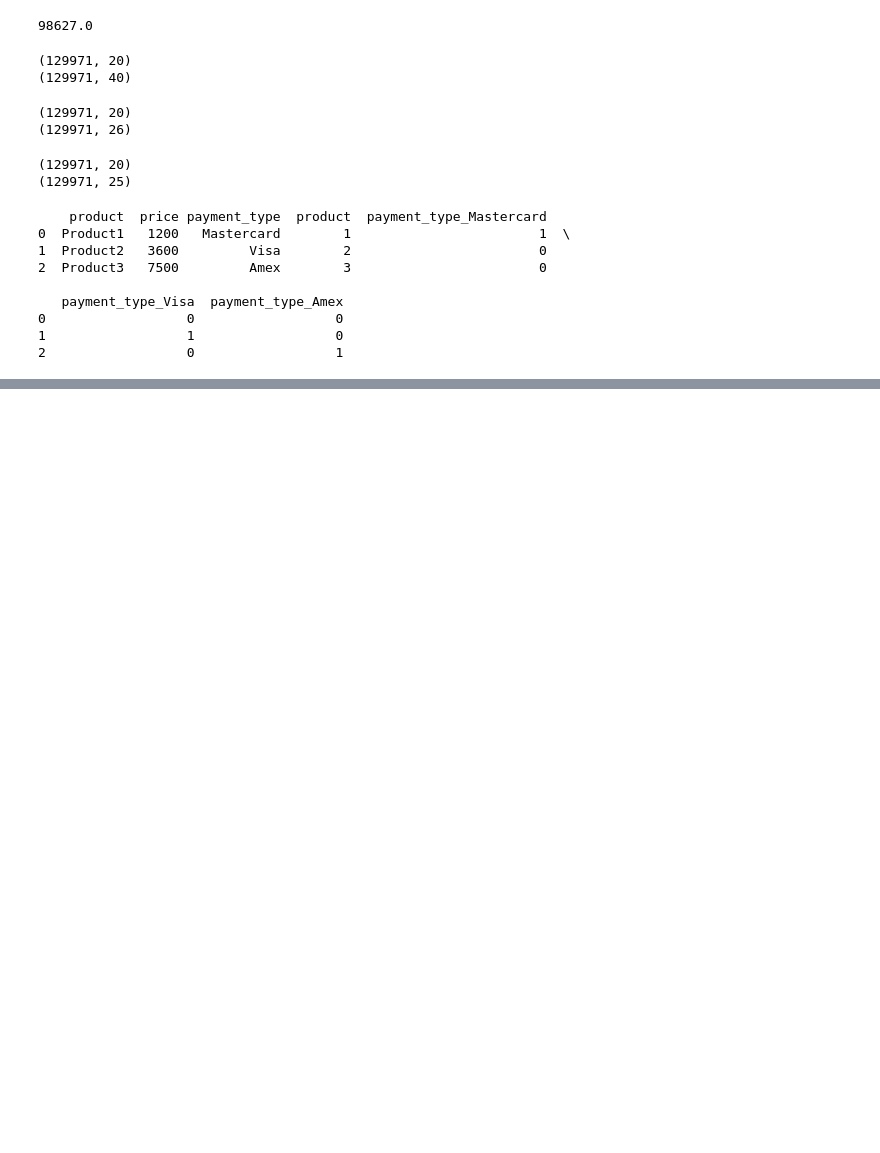
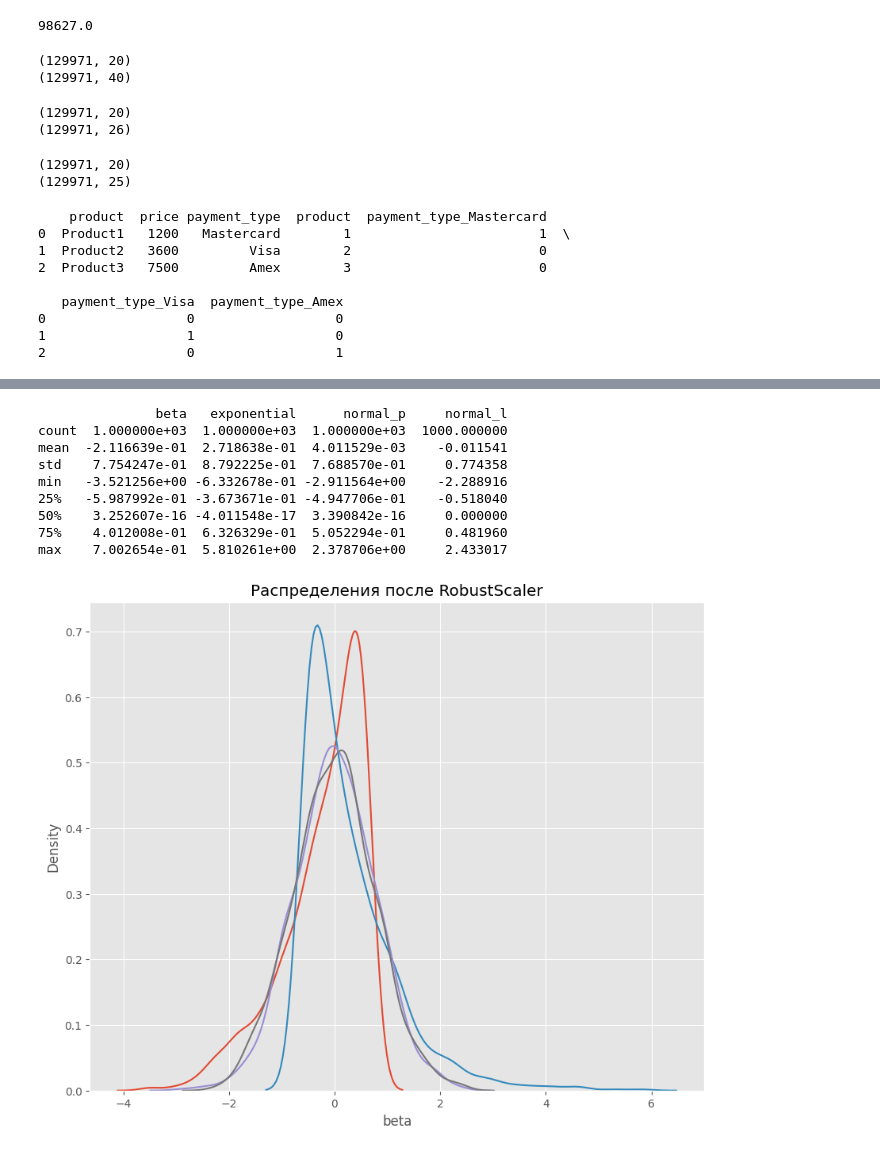
Before and after one commit to vasiloyk/hh, a Jupyter notebook: eda3.ipynb, the cells around one changed output, grey strips where cells are left out. Drawn from its saved outputs; the diff is of its cells as text; code cells hidden in the pictures; blank space fills up the shorter version.

```diff
--- a/eda3.ipynb
+++ b/eda3.ipynb
@@ -224,0 +314,29 @@ print(df)
+# %%
+# инициализируем нормализатор RobustScaler
+r_scaler = preprocessing.RobustScaler()
+
+# кодируем исходный датасет
+df_r = r_scaler.fit_transform(df)
+
+# Преобразуем промежуточный датасет в полноценный датафрейм для визуализации
+df_r = pd.DataFrame(df_r, columns=col_names)
+
+fig, (ax1) = plt.subplots(ncols=1, figsize=(10, 8))
+ax1.set_title('Распределения после RobustScaler')
+
+sns.kdeplot(df_r['beta'], ax=ax1)
+sns.kdeplot(df_r['exponential'], ax=ax1)
+sns.kdeplot(df_r['normal_p'], ax=ax1)
+sns.kdeplot(df_r['normal_l'], ax=ax1)
+print(df_r.describe())
+# %% [output]
+               beta   exponential      normal_p     normal_l
+count  1.000000e+03  1.000000e+03  1.000000e+03  1000.000000
+mean  -2.116639e-01  2.718638e-01  4.011529e-03    -0.011541
+std    7.754247e-01  8.792225e-01  7.688570e-01     0.774358
+min   -3.521256e+00 -6.332678e-01 -2.911564e+00    -2.288916
+25%   -5.987992e-01 -3.673671e-01 -4.947706e-01    -0.518040
+50%    3.252607e-16 -4.011548e-17  3.390842e-16     0.000000
+75%    4.012008e-01  6.326329e-01  5.052294e-01     0.481960
+max    7.002654e-01  5.810261e+00  2.378706e+00     2.433017
+[figure, added]
```
Also changed, not shown: parts of 10 cells of this notebook, 1 other file.
